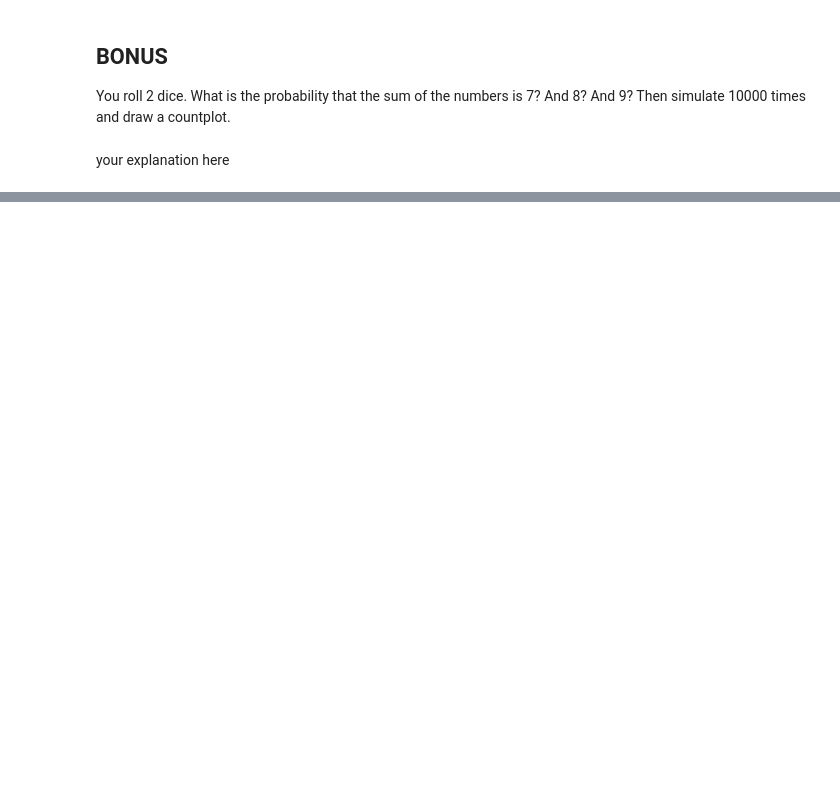
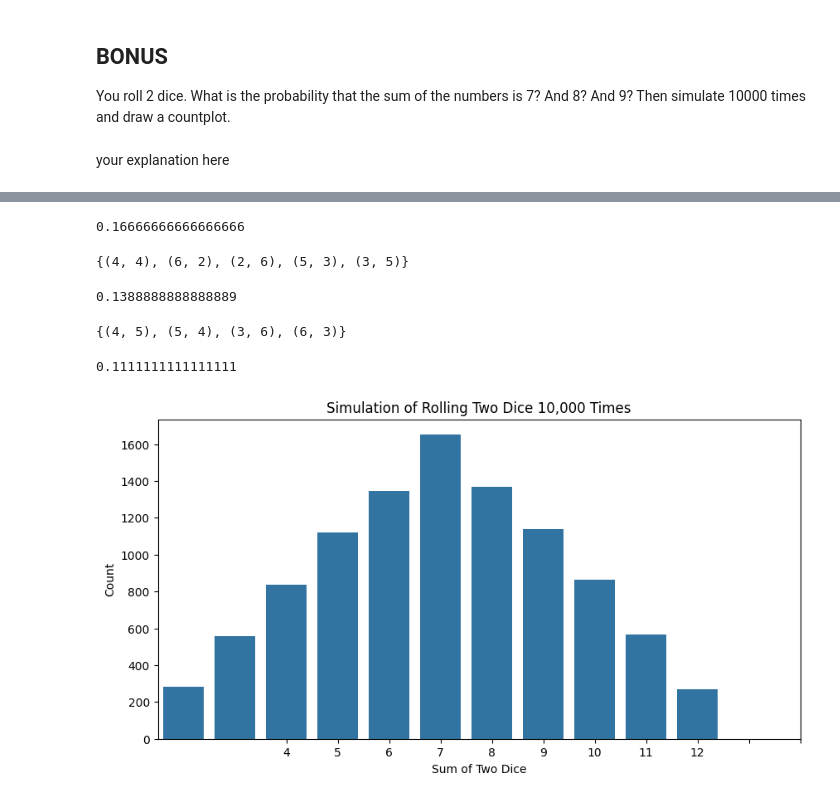
Before and after one commit to Funnear/lab-probability-intro-en, a Jupyter notebook: your-code/main.ipynb, the cells around one changed output, grey strips where cells are left out. Drawn from its saved outputs; the diff is of its cells as text; code cells hidden in the pictures; blank space fills up the shorter version.

```diff
--- a/your-code/main.ipynb
+++ b/your-code/main.ipynb
@@ -154,0 +194,61 @@ your explanation here
+# %%
+prob_seven = p_dice * p_dice * len(combinations_for_seven)
+prob_seven
+# %% [output]
+0.16666666666666666
+# %%
+combinations_for_eight = set()
+
+for i in range (1, 7):
+    if 8-i < 6:
+        tup1 = (i, 8-i)
+        tup2 = (8-i, i)
+        combinations_for_eight.add(tup1)
+        combinations_for_eight.add(tup2)
+
+print(combinations_for_eight)
+# %% [output]
+{(4, 4), (6, 2), (2, 6), (5, 3), (3, 5)}
+# %%
+prob_eight = p_dice * p_dice * len(combinations_for_eight)
+prob_eight
+# %% [output]
+0.1388888888888889
+# %%
+combinations_for_nine = set()
+
+for i in range (1, 7):
+    if 9-i < 6:
+        tup1 = (i, 9-i)
+        tup2 = (9-i, i)
+        combinations_for_nine.add(tup1)
+        combinations_for_nine.add(tup2)
+
+print(combinations_for_nine)
+# %% [output]
+{(4, 5), (5, 4), (3, 6), (6, 3)}
+# %%
+prob_nine = p_dice * p_dice * len(combinations_for_nine)
+prob_nine
+# %% [output]
+0.1111111111111111
+# %%
+# Simulate rolling two dice 10,000 times
+num_simulations = 10000
+sum_results = [random.randint(1, 6) + random.randint(1, 6) for _ in range(num_simulations)]
+
+# Count occurrences of each sum
+sum_counts = Counter(sum_results)
+
+# Plot the results using a countplot
+plt.figure(figsize=(10, 5))
+sns.barplot(x=list(sum_counts.keys()), y=list(sum_counts.values()))
+
+plt.xlabel("Sum of Two Dice")
+plt.ylabel("Count")
+plt.title("Simulation of Rolling Two Dice 10,000 Times")
+plt.xticks(range(2, 13))  # Possible sums range from 2 to 12
+
+plt.show()
+# %% [output]
+[figure, added]
```
Also changed, not shown: parts of 8 cells of this notebook.
